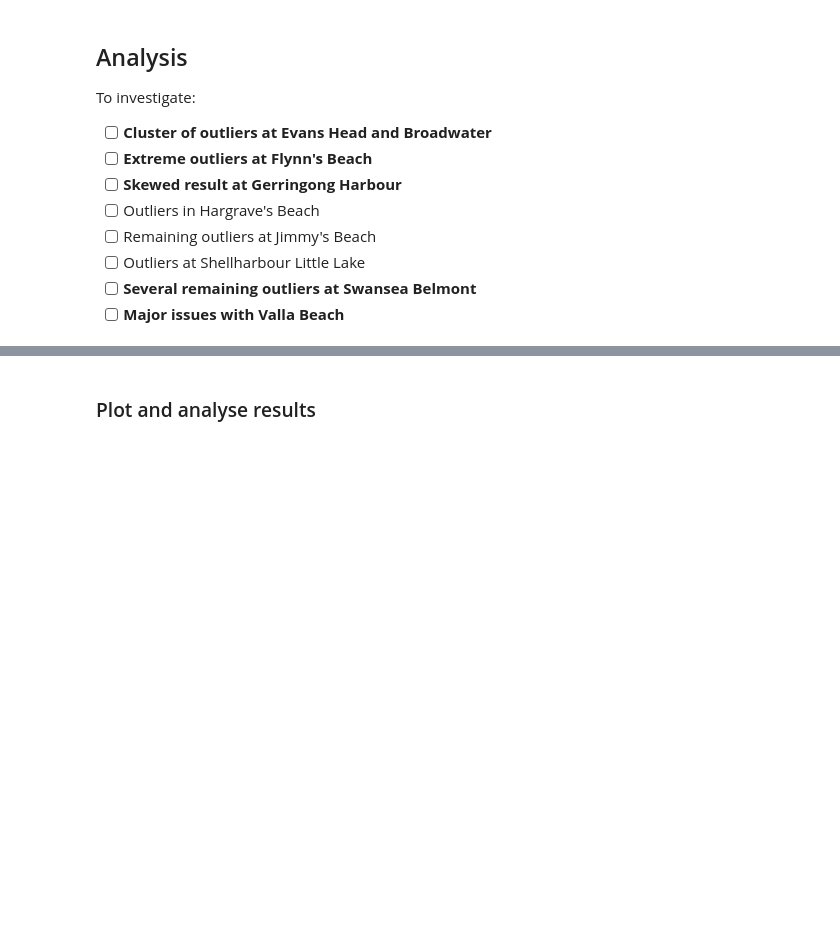
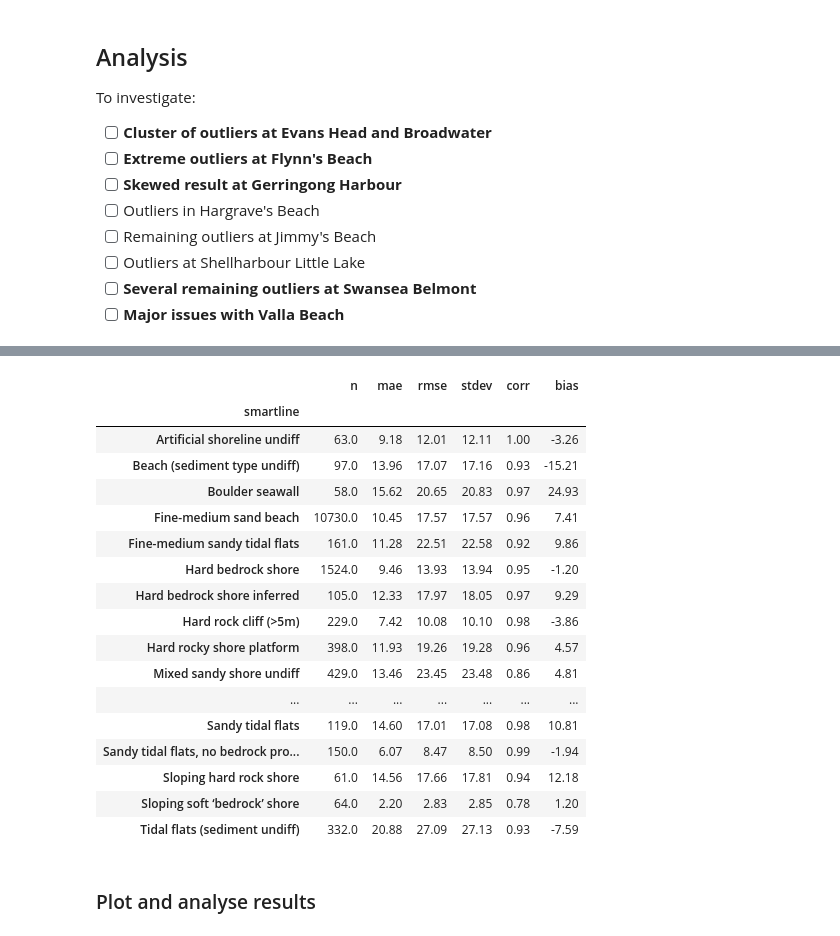
Before and after one commit to GeoscienceAustralia/dea-coastlines, a Jupyter notebook: validation/DEACoastlines_validation.ipynb, the cells around one changed output, grey strips where cells are left out. Saved outputs shown, nothing was run; the diff lists cells and outputs as text; code cells hidden in the pictures; blank space fills up the shorter version.

```diff
--- a/validation/DEACoastlines_validation.ipynb
+++ b/validation/DEACoastlines_validation.ipynb
@@ -335,8 +335,27 @@ stats_df = pd.concat(stats_list)
 stats_df.to_csv('deacl_all_results3.csv', index=False)
 # %%
 by_smartline = stats_df.groupby('smartline').apply(
-    lambda x: deacl_val_stats(x.val_dist, x.deacl_dist))
-by_smartline
+    lambda x: deacl_val_stats(x.val_dist, x.deacl_dist, True))
+by_smartline.query("n > 50")
+# %% [output]
+|  | n | mae | rmse | stdev | corr | bias |
+| smartline |  |  |  |  |  |  |
+| Artificial shoreline undiff | 63.0 | 9.18 | 12.01 | 12.11 | 1.00 | -3.26 |
+| Beach (sediment type undiff) | 97.0 | 13.96 | 17.07 | 17.16 | 0.93 | -15.21 |
+| Boulder seawall | 58.0 | 15.62 | 20.65 | 20.83 | 0.97 | 24.93 |
+| Fine-medium sand beach | 10730.0 | 10.45 | 17.57 | 17.57 | 0.96 | 7.41 |
+| Fine-medium sandy tidal flats | 161.0 | 11.28 | 22.51 | 22.58 | 0.92 | 9.86 |
+| Hard bedrock shore | 1524.0 | 9.46 | 13.93 | 13.94 | 0.95 | -1.20 |
+| Hard bedrock shore inferred | 105.0 | 12.33 | 17.97 | 18.05 | 0.97 | 9.29 |
+| Hard rock cliff (>5m) | 229.0 | 7.42 | 10.08 | 10.10 | 0.98 | -3.86 |
+| Hard rocky shore platform | 398.0 | 11.93 | 19.26 | 19.28 | 0.96 | 4.57 |
+| Mixed sandy shore undiff | 429.0 | 13.46 | 23.45 | 23.48 | 0.86 | 4.81 |
+| ... | ... | ... | ... | ... | ... | ... |
+| Sandy tidal flats | 119.0 | 14.60 | 17.01 | 17.08 | 0.98 | 10.81 |
+| Sandy tidal flats, no bedrock pro... | 150.0 | 6.07 | 8.47 | 8.50 | 0.99 | -1.94 |
+| Sloping hard rock shore | 61.0 | 14.56 | 17.66 | 17.81 | 0.94 | 12.18 |
+| Sloping soft ‘bedrock’ shore | 64.0 | 2.20 | 2.83 | 2.85 | 0.78 | 1.20 |
+| Tidal flats (sediment undiff) | 332.0 | 20.88 | 27.09 | 27.13 | 0.93 | -7.59 |
 # %% [markdown]
 ### Plot and analyse results
 # %%
```
Also changed, not shown: parts of 2 cells of this notebook.
